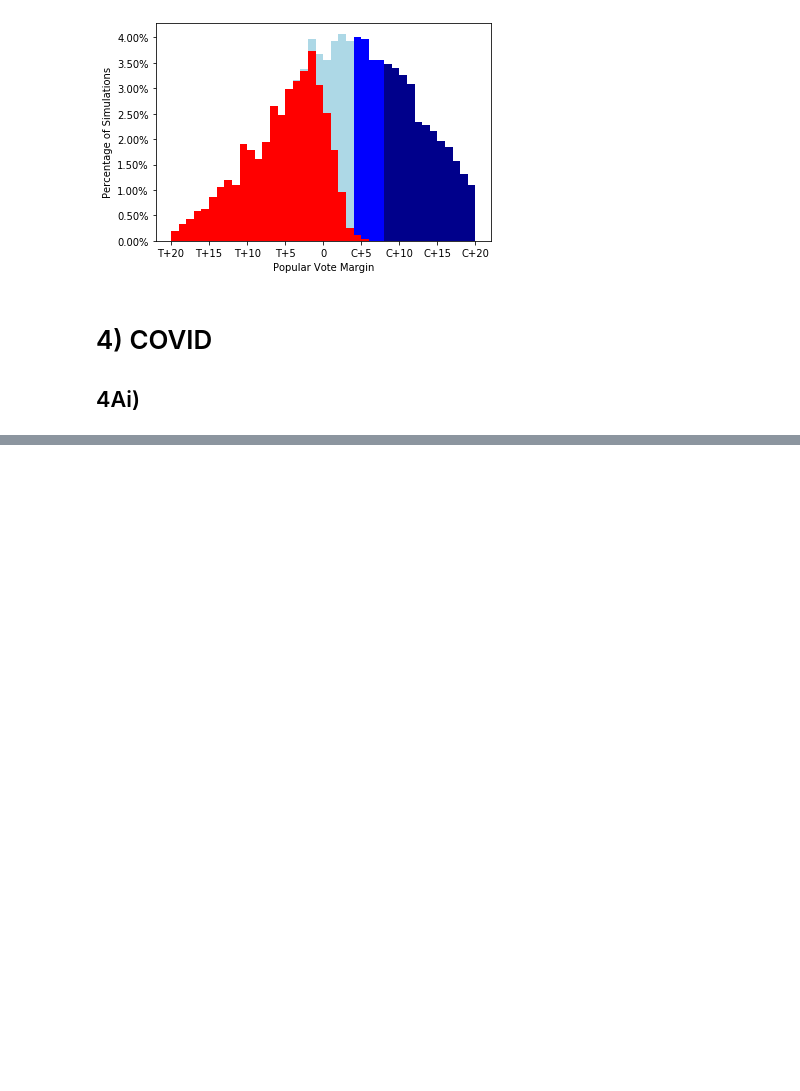
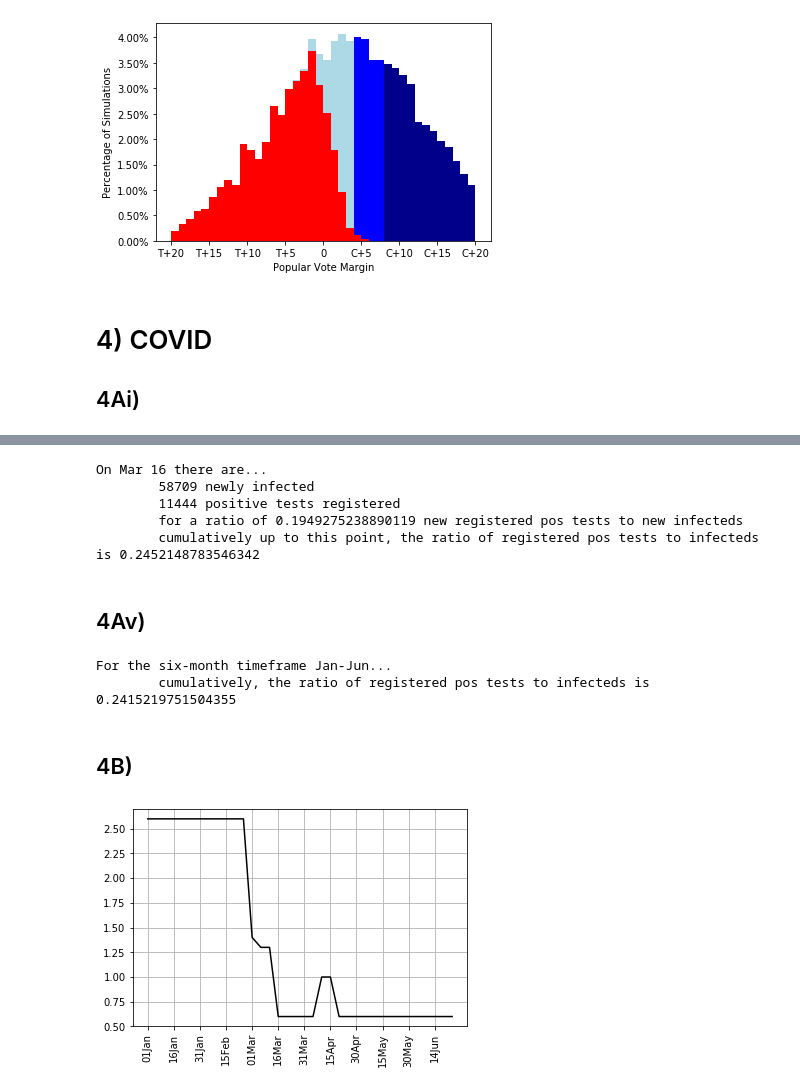
Before and after one commit to emtseng/sp20-info6010, a Jupyter notebook: s4.ipynb, the cells around one changed output, grey strips where cells are left out. Cells and saved outputs as stored; diff of their text form; code cells hidden in the pictures; blank space fills up the shorter version.

```diff
--- a/s4.ipynb
+++ b/s4.ipynb
@@ -544,0 +657,43 @@ plot_epidemic_simulation(R1, tests1, test_likelihood)
+# %%
+print('On Mar 16 there are...')
+mar16_idx = np.argmax(infected)+3
+new_infected = infected[mar16_idx] #The 16th is three intervals after the 1st
+new_pos_tests = detected[mar16_idx]
+print('\t{} newly infected'.format(new_infected))
+print('\t{} positive tests registered'.format(new_pos_tests))
+print('\tfor a ratio of {} new registered pos tests to new infecteds'.format(new_pos_tests / new_infected))
+cum_pos_tests = sum(detected[:mar16_idx])
+cum_infecteds = sum(infected[:mar16_idx])
+print('\tcumulatively up to this point, the ratio of registered pos tests to infecteds is {}'.format(cum_pos_tests / cum_infecteds))
+# %% [output]
+On Mar 16 there are...
+        58709 newly infected
+        11444 positive tests registered
+        for a ratio of 0.1949275238890119 new registered pos tests to new infecteds
+        cumulatively up to this point, the ratio of registered pos tests to infecteds is 0.2452148783546342
+# %% [markdown]
+## 4Av)
+# %%
+print('For the six-month timeframe Jan-Jun...')
+cum_pos_tests = sum(detected)
+cum_infecteds = sum(infected)
+print('\tcumulatively, the ratio of registered pos tests to infecteds is {}'.format(cum_pos_tests / cum_infecteds))
+# %% [output]
+For the six-month timeframe Jan-Jun...
+        cumulatively, the ratio of registered pos tests to infecteds is 0.2415219751504355
+# %% [markdown]
+## 4B)
+# %%
+Rb = R0
+Rb[20] = 1.0 #The Wisconsin primary gives an R of 1.0 around April 10th
+Rb[21] = 1.0 #Easter gives an R of 1.0 around April 15th
+
+fig = plt.figure()
+ax = fig.add_subplot(1,1,1)
+ax.plot(np.arange(len(Rb)), Rb, 'black', label='Rb')
+ax.set_xticks(np.arange(len(Rb), step=3))
+ax.set_xticklabels(['01Jan', '16Jan', '31Jan', '15Feb', '01Mar', '16Mar', '31Mar', '15Apr', '30Apr', '15May', '30May', '14Jun', '29Jun'], rotation=90)
+plt.grid(which='major')
+fig.show()
+# %% [output]
+[figure, added]
```
Also changed, not shown: parts of 22 cells of this notebook.
